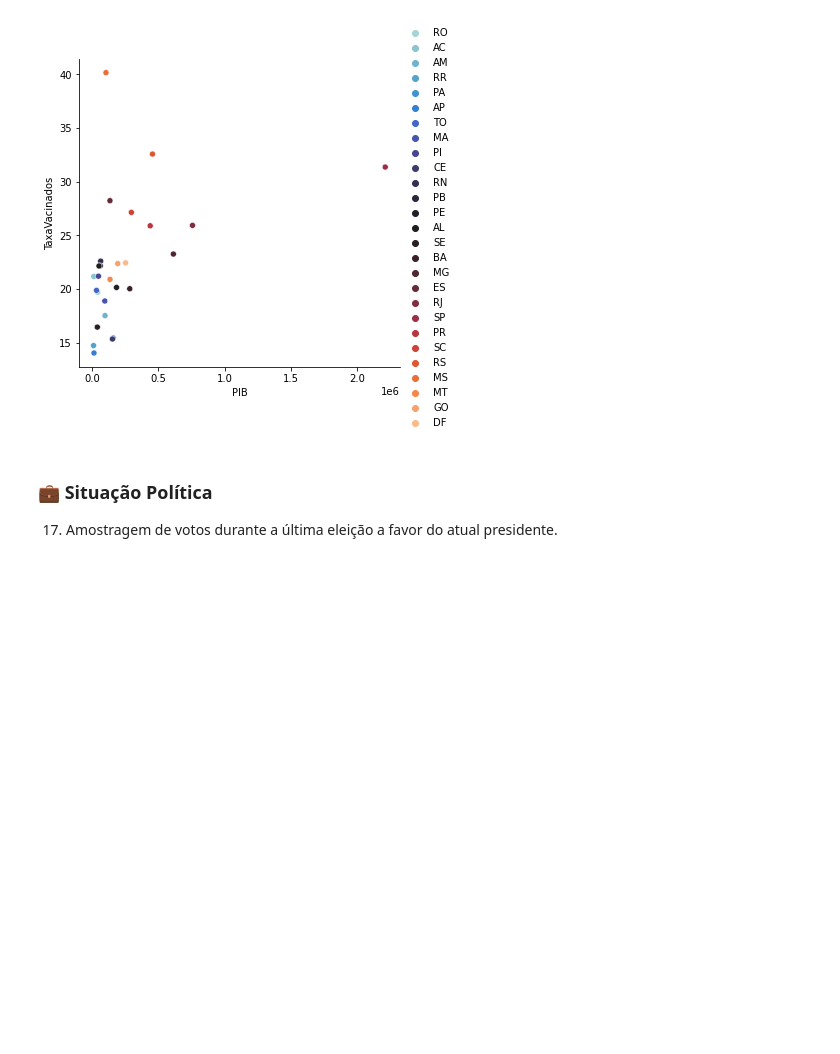
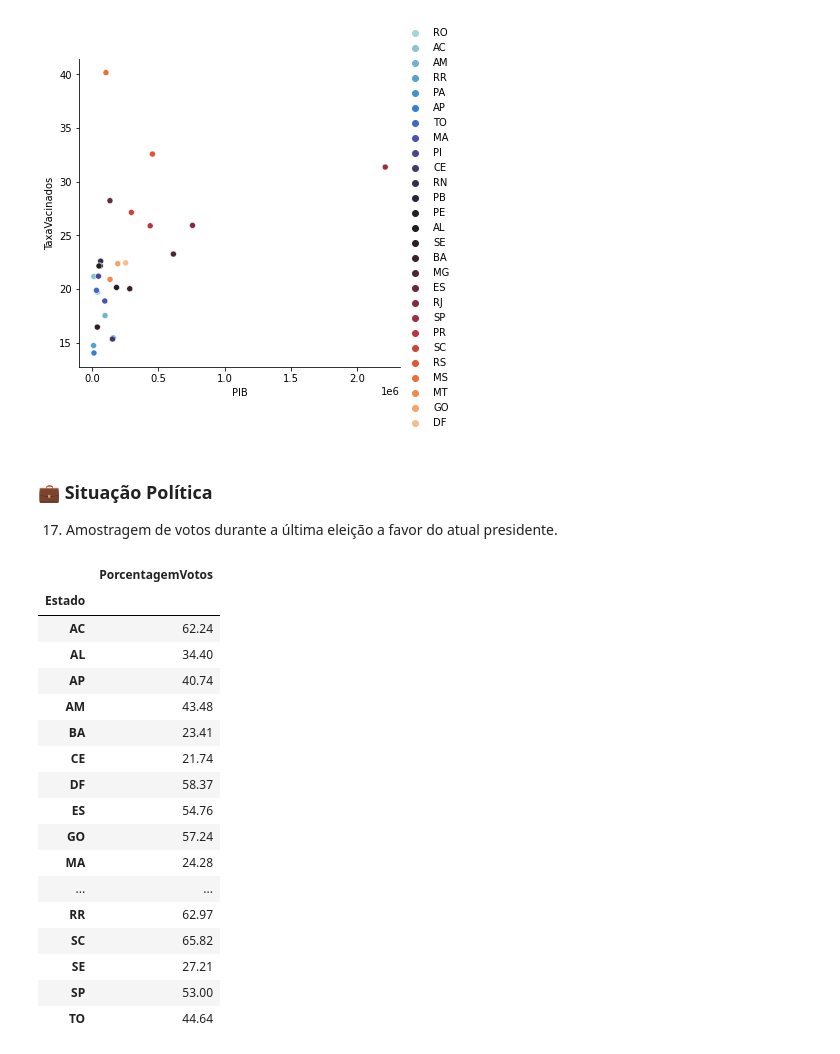
Before and after one commit to stardotwav/BrasilEmDados, a Jupyter notebook: AnaliseExtracaoConhecimento.ipynb, the cells around one changed output. Cells and saved outputs as stored; diff of their text form; code cells hidden in the pictures; blank space fills up the shorter version.

```diff
--- a/AnaliseExtracaoConhecimento.ipynb
+++ b/AnaliseExtracaoConhecimento.ipynb
@@ -302,3 +301,25 @@ sns.relplot(x=toPlot.PIB, y=toPlot.TaxaVacinados, hue=toPlot.index, palette="ice
 ### 💼 Situação Política
 
 17. Amostragem de votos durante a última eleição a favor do atual presidente.
+# %%
+dadosEleicao = dadosEleicaoPIB[['PorcentagemVotos']]
+dadosEleicao
+# %% [output]
+|  | PorcentagemVotos |
+| Estado |  |
+| AC | 62.24 |
+| AL | 34.40 |
+| AP | 40.74 |
+| AM | 43.48 |
+| BA | 23.41 |
+| CE | 21.74 |
+| DF | 58.37 |
+| ES | 54.76 |
+| GO | 57.24 |
+| MA | 24.28 |
+| ... | ... |
+| RR | 62.97 |
+| SC | 65.82 |
+| SE | 27.21 |
+| SP | 53.00 |
+| TO | 44.64 |
```
Also changed, not shown: parts of 9 cells of this notebook.
